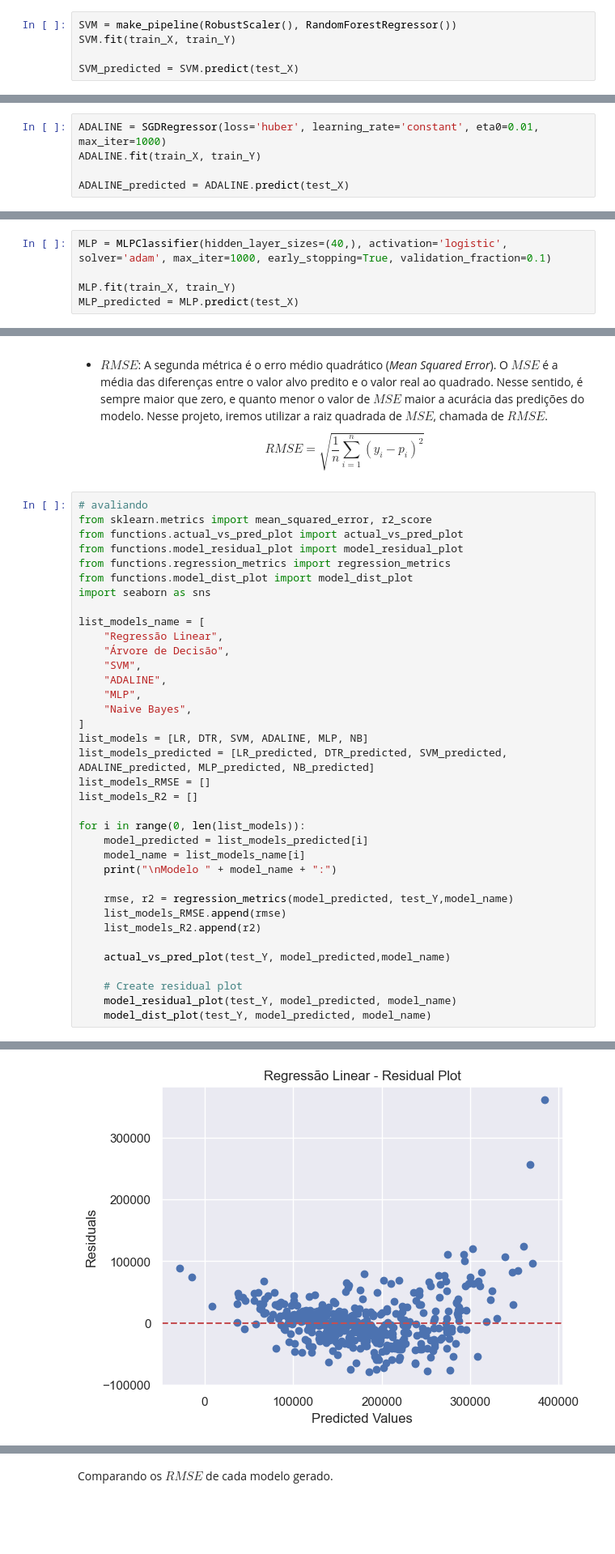
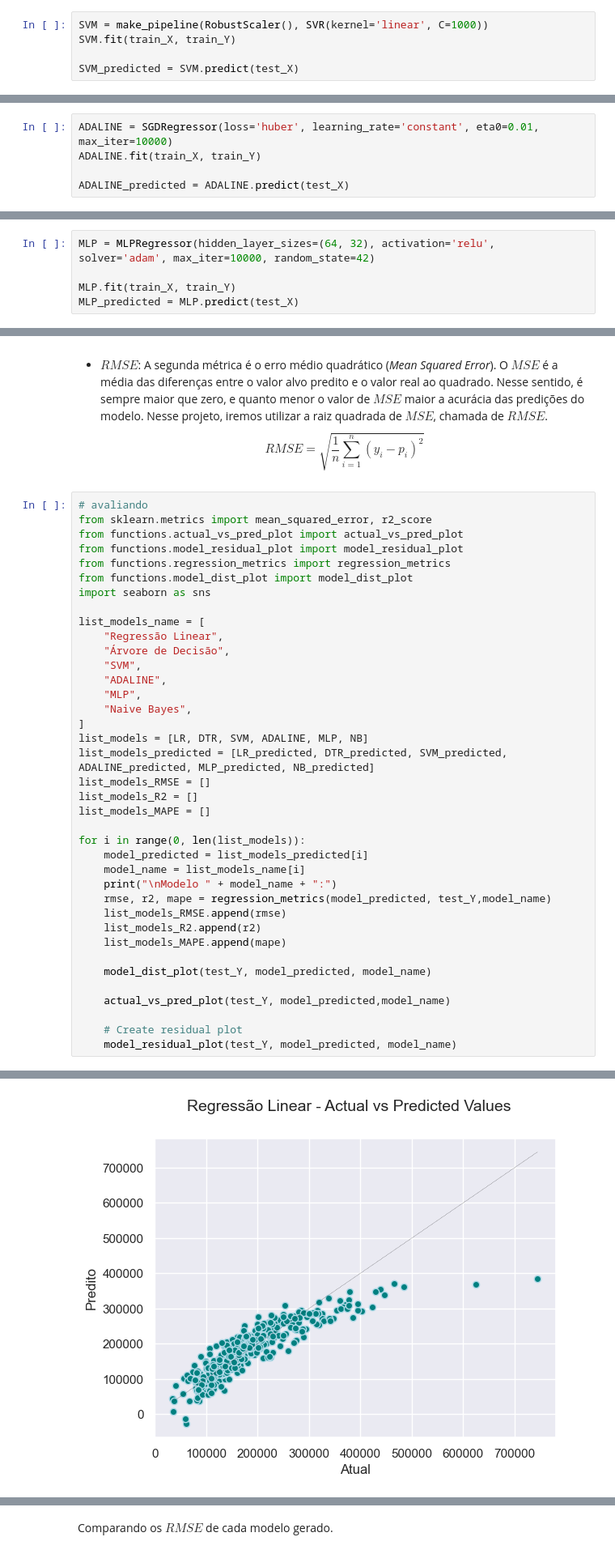
Before and after one commit to FernandoZanchitta/DSChallenge2019, a Jupyter notebook: src/house_pricing.ipynb, the cells around one changed output, grey strips where cells are left out. Shown at 81% size. Drawn from its saved outputs; the diff is of its cells as text; blank space fills up the shorter version.

Commit message:
improving models

```diff
--- a/src/house_pricing.ipynb
+++ b/src/house_pricing.ipynb
@@ -494,21 +495,21 @@ DTR_predicted = DTR.predict(test_X)
 # %% [markdown]
 O terceiro modelo será um SVM utilizando a biblioteca do scikit-learn de svm importando a classe SVR
 # %%
-SVM = make_pipeline(RobustScaler(), RandomForestRegressor())
+SVM = make_pipeline(RobustScaler(), SVR(kernel='linear', C=1000))
 SVM.fit(train_X, train_Y)
 
 SVM_predicted = SVM.predict(test_X)
 # %% [markdown]
 ### Adaline - Redes Neurais
 # %%
-ADALINE = SGDRegressor(loss='huber', learning_rate='constant', eta0=0.01, max_iter=1000)
+ADALINE = SGDRegressor(loss='huber', learning_rate='constant', eta0=0.01, max_iter=10000)
 ADALINE.fit(train_X, train_Y)
 
 ADALINE_predicted = ADALINE.predict(test_X)
 # %% [markdown]
 ### MLP - Redes Neurais
 # %%
-MLP = MLPClassifier(hidden_layer_sizes=(40,), activation='logistic', solver='adam', max_iter=1000, early_stopping=True, validation_fraction=0.1)
+MLP = MLPRegressor(hidden_layer_sizes=(64, 32), activation='relu', solver='adam', max_iter=10000, random_state=42)
 
 MLP.fit(train_X, train_Y)
 MLP_predicted = MLP.predict(test_X)
@@ -554,20 +554,22 @@ list_models = [LR, DTR, SVM, ADALINE, MLP, NB]
 list_models_predicted = [LR_predicted, DTR_predicted, SVM_predicted, ADALINE_predicted, MLP_predicted, NB_predicted]
 list_models_RMSE = []
 list_models_R2 = []
+list_models_MAPE = []
 
 for i in range(0, len(list_models)):
     model_predicted = list_models_predicted[i]
     model_name = list_models_name[i]
     print("\nModelo " + model_name + ":")
-
-    rmse, r2 = regression_metrics(model_predicted, test_Y,model_name)
+    rmse, r2, mape = regression_metrics(model_predicted, test_Y,model_name)
     list_models_RMSE.append(rmse)
     list_models_R2.append(r2)
+    list_models_MAPE.append(mape)
+
+    model_dist_plot(test_Y, model_predicted, model_name)
 
     actual_vs_pred_plot(test_Y, model_predicted,model_name)
 
     # Create residual plot
     model_residual_plot(test_Y, model_predicted, model_name)
-    model_dist_plot(test_Y, model_predicted, model_name)
 # %% [output]
 Modelo Regressão Linear:
@@ -578 +581 @@ Regressão Linear R2: 0.7739883057444342
-[figure, old version]
+[figure, new version]
```
Also changed, not shown: parts of 23 cells of this notebook, 2 other files.
